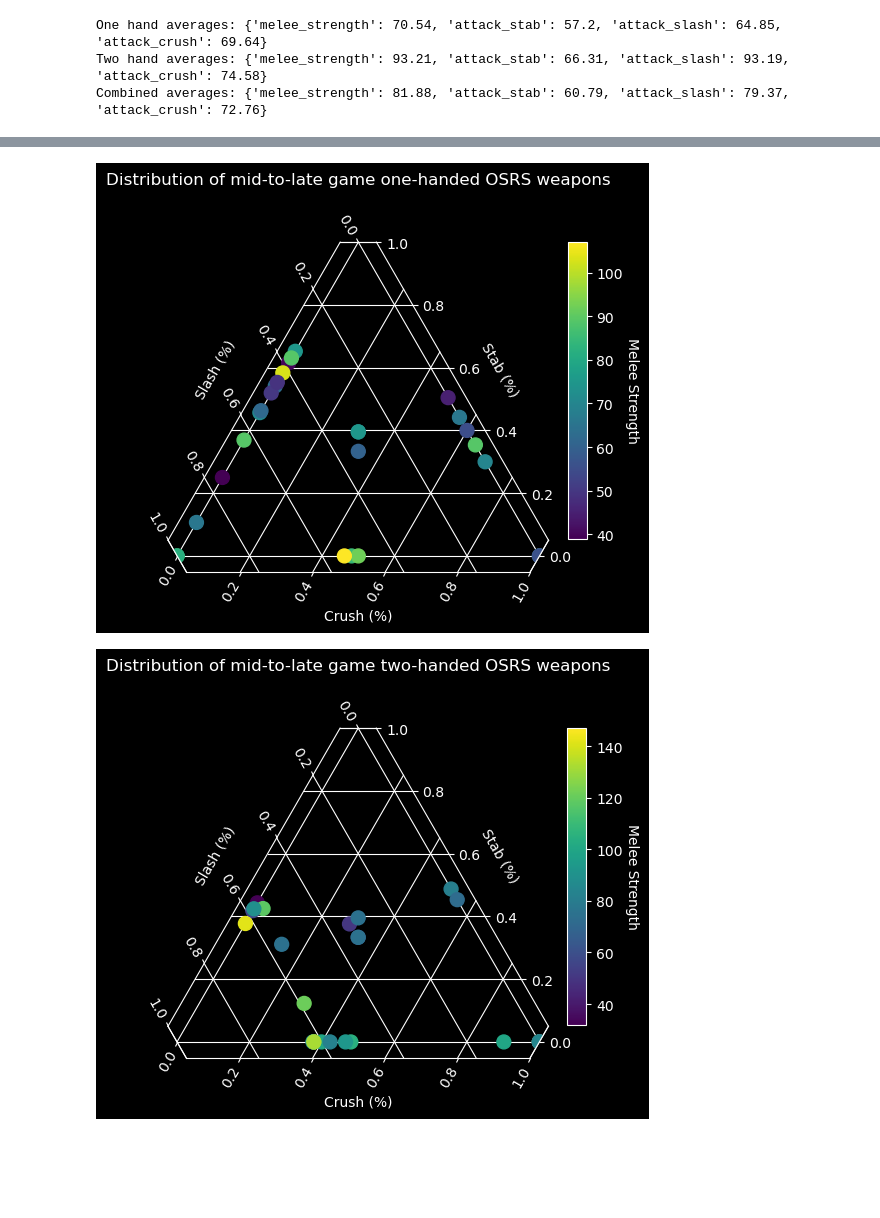
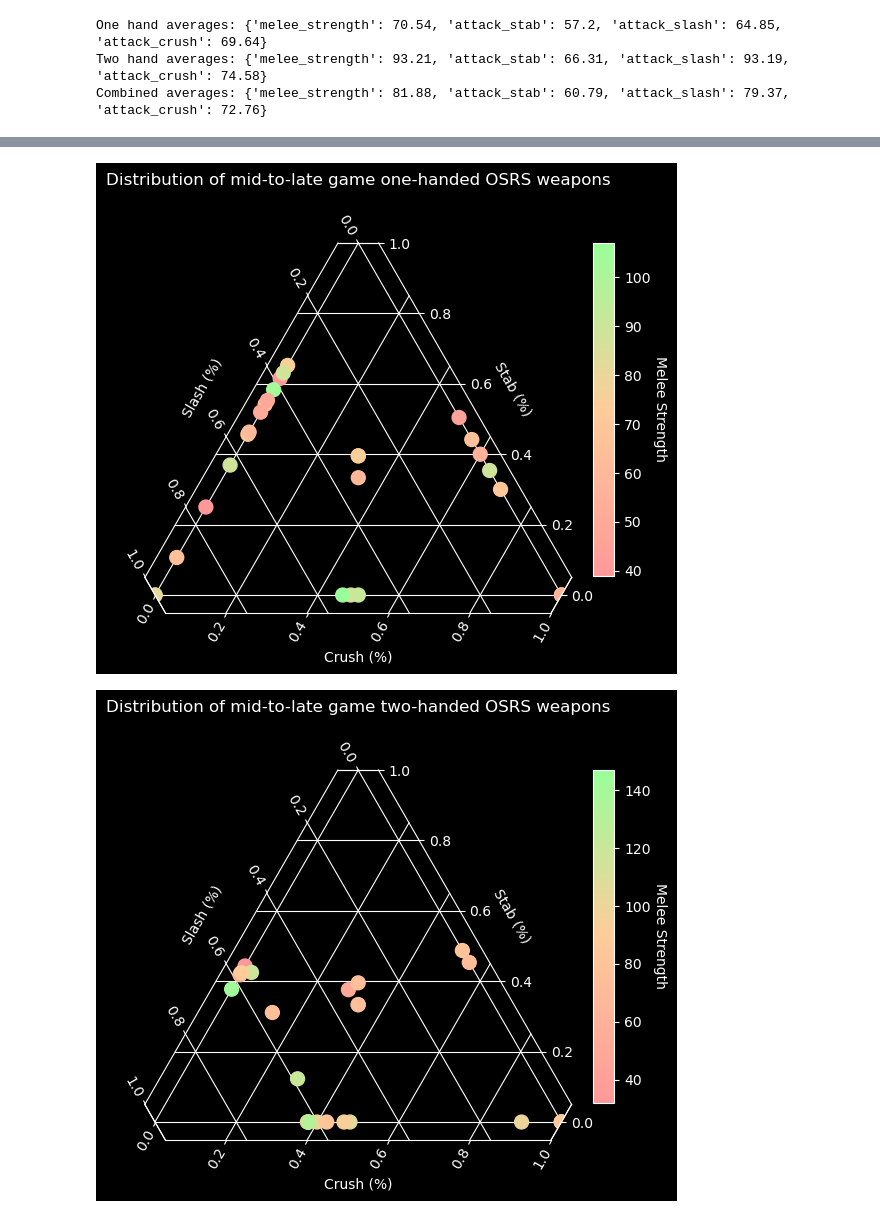
Before and after one commit to normnXT/OldSchoolRuneScapeDataVisualization, a Jupyter notebook: osrs_weapon_exploration.ipynb, the cells around one changed output, grey strips where cells are left out. Cells and saved outputs as stored; diff of their text form; code cells hidden in the pictures; blank space fills up the shorter version.

```diff
--- a/osrs_weapon_exploration.ipynb
+++ b/osrs_weapon_exploration.ipynb
@@ -192,37 +192,41 @@ def get_attack_and_strength_ternary_data(weapons):
 t, l, r, v, names = get_attack_and_strength_ternary_data(weapons)
 t2, l2, r2, v2, names2 = get_attack_and_strength_ternary_data(two_hand_weapons)
 # %%
+from matplotlib.colors import LinearSegmentedColormap
+ternary_colormap = LinearSegmentedColormap.from_list("custom_pastel", ['#FF9999', '#FFCC99', '#99FF99'])
+
+
 def create_ternary_scatter_plot(t, l, r, v, title, fname):
     fig = plt.figure(figsize=(10.8, 4.8))
-    ax = fig.add_subplot(1, 2, 1, projection='ternary')
+    ax = fig.add_subplot(1, 1, 1, projection='ternary')
     plt.style.use('dark_background')
 
-    scatter = ax.scatter(t, l, r, c=v, s=100)
+    scatter = ax.scatter(t, l, r, c=v, s=100, cmap=ternary_colormap)
 
     ax.set_title(title, pad=20)
     ax.set_axisbelow(True)
     ax.grid(True)
     ax.set_tlabel("Stab (%)")
     ax.set_llabel("Slash (%)")
     ax.set_rlabel("Crush (%)")
     ax.set_tlim(-0.05, 1)
     ax.set_llim(-0.05, 1)
     ax.set_rlim(-0.05, 1)
     ax.taxis.set_label_position("tick1")
     ax.laxis.set_label_position("tick1")
     ax.raxis.set_label_position("tick1")
 
     cax = ax.inset_axes([1.05, 0.1, 0.05, 0.9], transform=ax.transAxes)
     colorbar = fig.colorbar(scatter, cax=cax)
     colorbar.set_label('Melee Strength', rotation=270, va='baseline')
 
-    plt.savefig(f'.\images\\{fname}.png')
+    plt.savefig(f'.\images\\{fname}.png', bbox_inches='tight')
     plt.show()
 
 
 create_ternary_scatter_plot(t, l, r, v, "Distribution of mid-to-late game one-handed OSRS weapons", "1h_ternary")
 create_ternary_scatter_plot(t2, l2, r2, v2, "Distribution of mid-to-late game two-handed OSRS weapons", "2h_ternary")
 create_ternary_scatter_plot(t + t2, l + l2, r + r2, v + v2, "Distribution of mid-to-late game OSRS weapons", "Combined_ternary")
 # %% [output]
-[figure, old version]
+[figure, new version]
-[figure, old version]
+[figure, new version]
```
Also changed, not shown: parts of 3 cells of this notebook, 20 other files.
